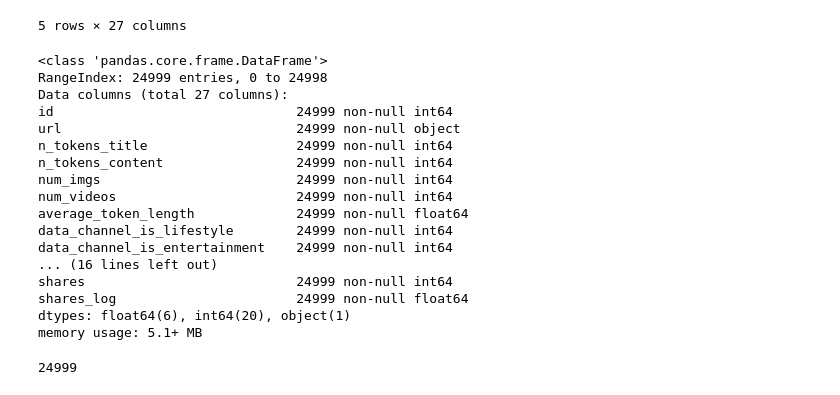
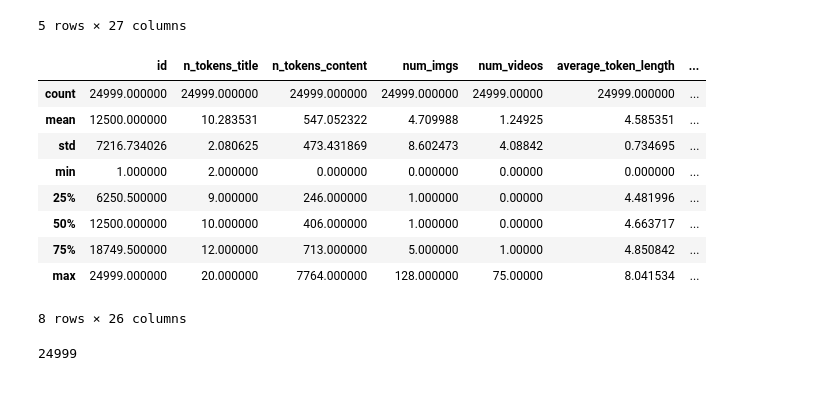
Before and after one commit to JahouNyan/DDL_Ex, a Jupyter notebook: Assignments/Assignment_2/Assignment_2.ipynb, the cells around one changed output. Drawn from its saved outputs; the diff is of its cells as text; code cells hidden in the pictures.

```diff
--- a/Assignments/Assignment_2/Assignment_2.ipynb
+++ b/Assignments/Assignment_2/Assignment_2.ipynb
@@ -21,26 +22,19 @@ df.tail()
 | 24998 | 24999 | http://mashable.com/2014/07/21/na... | 11 | 932 | 2 | 3 | 4.899142 | ... |
 5 rows × 27 columns
 # %%
-#getting an overview of dataframe with df.info()
-df.info()
+#getting an overview of dataframe with describe
+df.describe()
 # %% [output]
+|  | id | n_tokens_title | n_tokens_content | num_imgs | num_videos | average_token_length | ... |
+| count | 24999.000000 | 24999.000000 | 24999.000000 | 24999.000000 | 24999.00000 | 24999.000000 | ... |
+| mean | 12500.000000 | 10.283531 | 547.052322 | 4.709988 | 1.24925 | 4.585351 | ... |
+| std | 7216.734026 | 2.080625 | 473.431869 | 8.602473 | 4.08842 | 0.734695 | ... |
+| min | 1.000000 | 2.000000 | 0.000000 | 0.000000 | 0.00000 | 0.000000 | ... |
+| 25% | 6250.500000 | 9.000000 | 246.000000 | 1.000000 | 0.00000 | 4.481996 | ... |
+| 50% | 12500.000000 | 10.000000 | 406.000000 | 1.000000 | 0.00000 | 4.663717 | ... |
+| 75% | 18749.500000 | 12.000000 | 713.000000 | 5.000000 | 1.00000 | 4.850842 | ... |
+| max | 24999.000000 | 20.000000 | 7764.000000 | 128.000000 | 75.00000 | 8.041534 | ... |
-<class 'pandas.core.frame.DataFrame'>
-RangeIndex: 24999 entries, 0 to 24998
-Data columns (total 27 columns):
-id                               24999 non-null int64
-url                              24999 non-null object
-n_tokens_title                   24999 non-null int64
-n_tokens_content                 24999 non-null int64
-num_imgs                         24999 non-null int64
-num_videos                       24999 non-null int64
-average_token_length             24999 non-null float64
-data_channel_is_lifestyle        24999 non-null int64
-data_channel_is_entertainment    24999 non-null int64
-... (16 lines left out)
-shares                           24999 non-null int64
-shares_log                       24999 non-null float64
-dtypes: float64(6), int64(20), object(1)
-memory usage: 5.1+ MB
+8 rows × 26 columns
 # %%
 #drop null values from dataframe. This is a harsh method. Better perhaps to go by columns.
 df.dropna()
```
Also changed, not shown: parts of 20 cells of this notebook.
